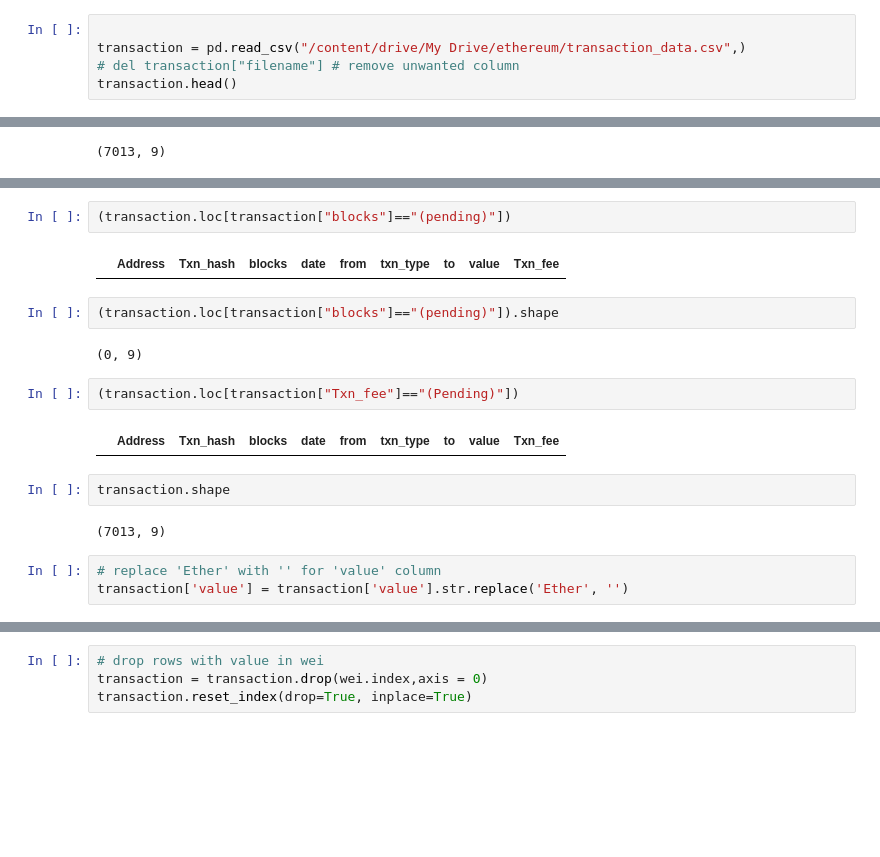
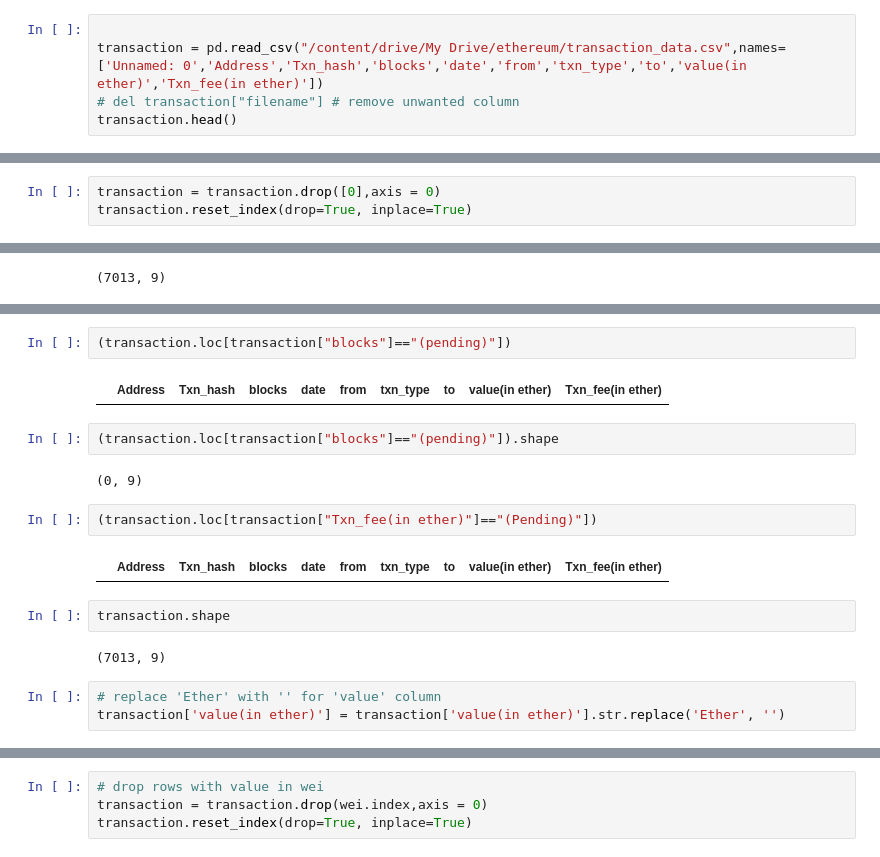
Before and after one commit to m-shilpa/ethereum-data-analysis, a Jupyter notebook: ethereum_1.ipynb, the cells around one changed output, grey strips where cells are left out. Saved outputs shown, nothing was run; the diff lists cells and outputs as text; blank space fills up the shorter version.

```diff
--- a/ethereum_1.ipynb
+++ b/ethereum_1.ipynb
@@ -250,7 +251,7 @@ $ per Ether                float64
 dtype: object
 # %%
 
-transaction = pd.read_csv("/content/drive/My Drive/ethereum/transaction_data.csv",)
+transaction = pd.read_csv("/content/drive/My Drive/ethereum/transaction_data.csv",names=['Unnamed: 0','Address','Txn_hash','blocks','date','from','txn_type','to','value(in ether)','Txn_fee(in ether)'])
 # del transaction["filename"] # remove unwanted column
 transaction.head()
 # %% [output]
@@ -263,3 +264,6 @@ transaction.head()
+# %%
+transaction = transaction.drop([0],axis = 0)
+transaction.reset_index(drop=True, inplace=True)
 # %%
 list(transaction.columns)
 # %% [output]
@@ -373,22 +377,22 @@ transaction.tail()
 # %%
 (transaction.loc[transaction["blocks"]=="(pending)"])
 # %% [output]
-|  | Address | Txn_hash | blocks | date | from | txn_type | to | value | Txn_fee |
+|  | Address | Txn_hash | blocks | date | from | txn_type | to | value(in ether) | Txn_fee(in ether) |
 # %%
 (transaction.loc[transaction["blocks"]=="(pending)"]).shape
 # %% [output]
 (0, 9)
 # %%
-(transaction.loc[transaction["Txn_fee"]=="(Pending)"])
+(transaction.loc[transaction["Txn_fee(in ether)"]=="(Pending)"])
 # %% [output]
-|  | Address | Txn_hash | blocks | date | from | txn_type | to | value | Txn_fee |
+|  | Address | Txn_hash | blocks | date | from | txn_type | to | value(in ether) | Txn_fee(in ether) |
 # %%
 transaction.shape
 # %% [output]
 (7013, 9)
 # %%
 # replace 'Ether' with '' for 'value' column
-transaction['value'] = transaction['value'].str.replace('Ether', '')
+transaction['value(in ether)'] = transaction['value(in ether)'].str.replace('Ether', '')
 # %%
 # value attribute contains ','
 transaction.iloc[46,:]
```
Also changed, not shown: parts of 52 cells of this notebook.
